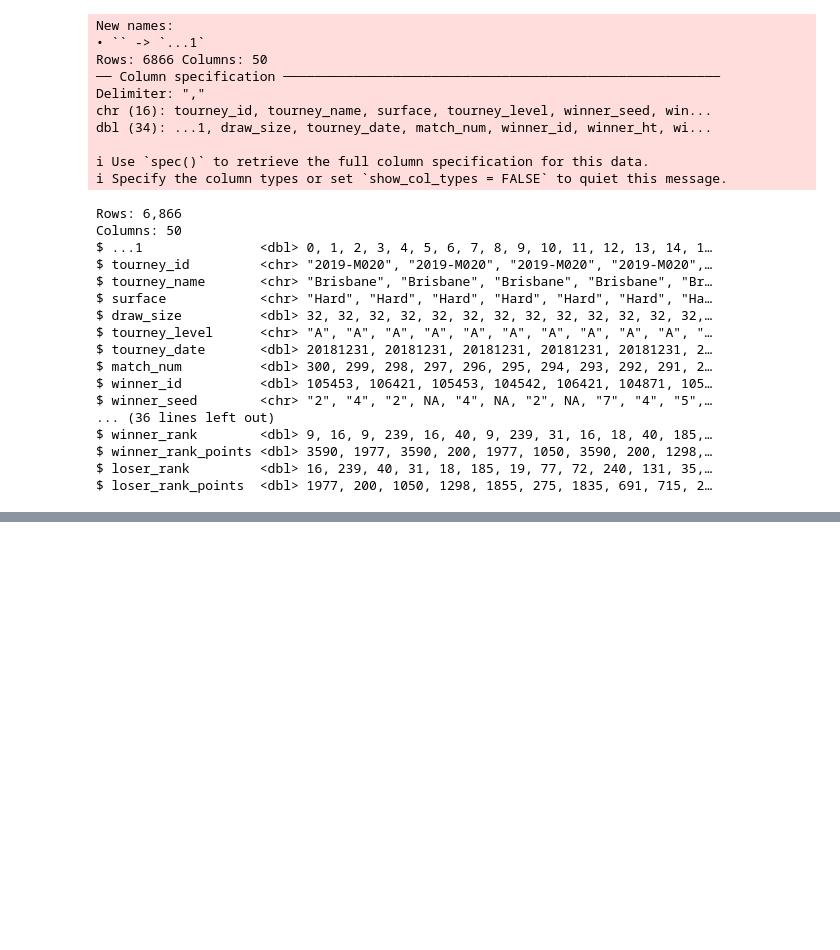
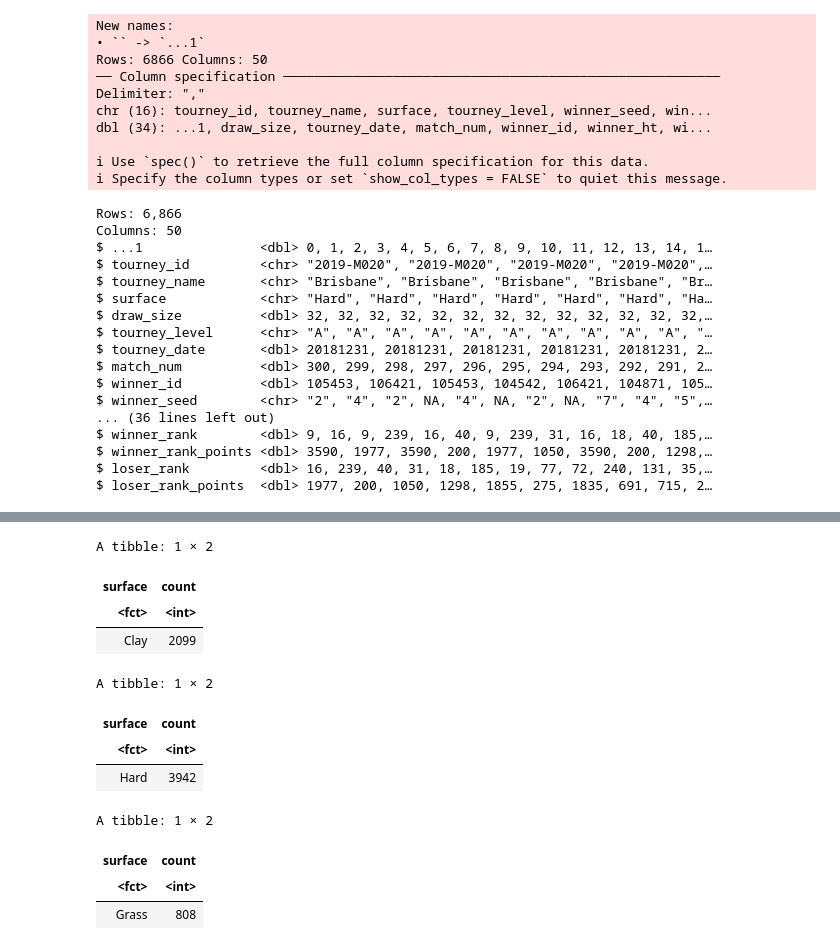
Before and after one commit to tobiassoo/Group202023W2, a Jupyter notebook: working_document.ipynb, the cells around one changed output, grey strips where cells are left out. Saved outputs shown, nothing was run; the diff lists cells and outputs as text; code cells hidden in the pictures; blank space fills up the shorter version.

```diff
--- a/working_document.ipynb
+++ b/working_document.ipynb
@@ -74,0 +80,34 @@ A tibble: 6849 × 9
+# %%
+#Preliminary Analysis for number of observations for each class variable
+
+number_of_clay<-filtered_data|>
+                group_by(surface)|>
+                filter(surface=="Clay")|>
+                summarize(count=n())
+
+number_of_hard<-filtered_data|>
+                group_by(surface)|>
+                filter(surface=="Hard")|>
+                summarize(count=n())
+
+number_of_grass<-filtered_data|>
+                group_by(surface)|>
+                filter(surface=="Grass")|>
+                summarize(count=n())
+
+number_of_clay
+number_of_hard
+number_of_grass
+# %% [output]
+A tibble: 1 × 2
+| surface | count |
+| <fct> | <int> |
+| Clay | 2099 |
+A tibble: 1 × 2
+| surface | count |
+| <fct> | <int> |
+| Hard | 3942 |
+A tibble: 1 × 2
+| surface | count |
+| <fct> | <int> |
+| Grass | 808 |
```
Also changed, not shown: parts of 6 cells of this notebook.
